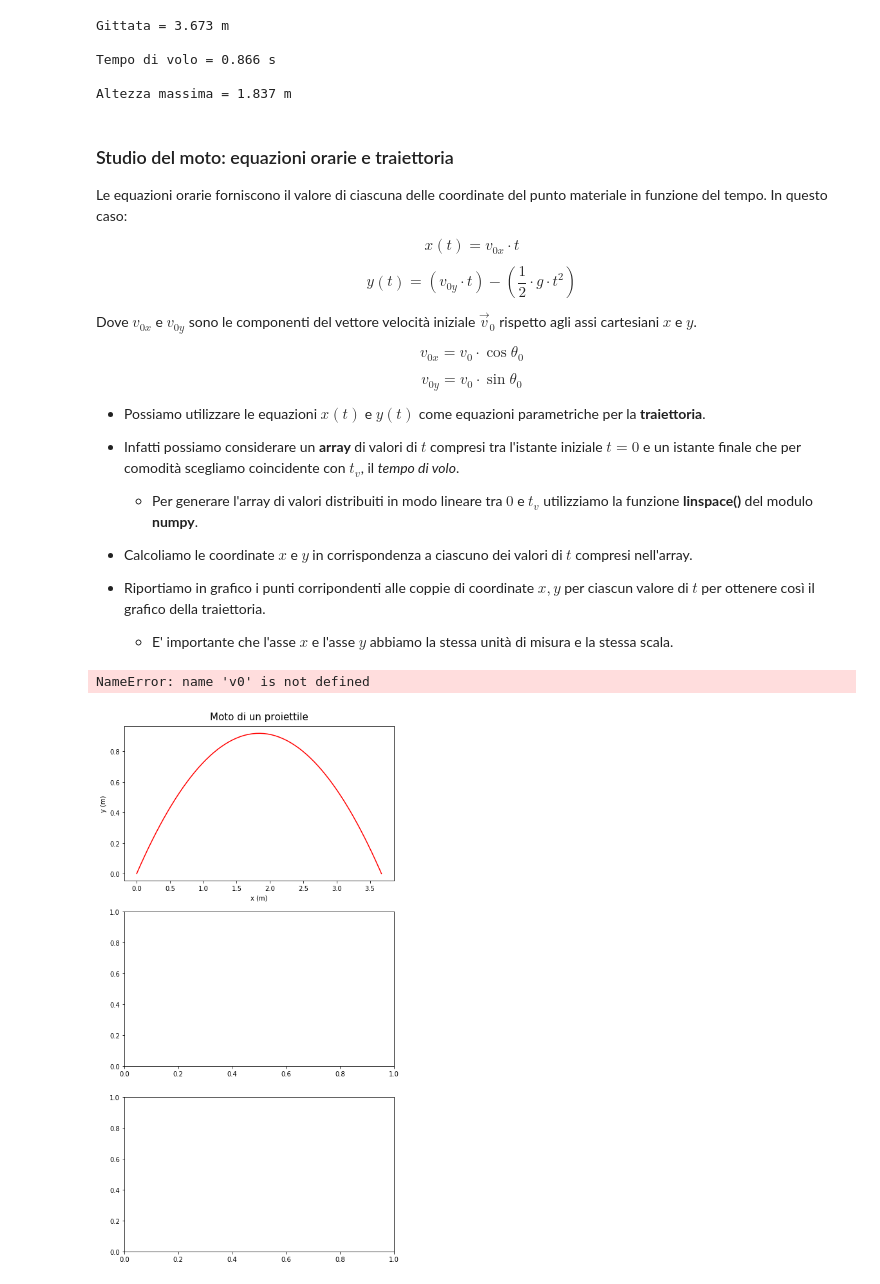
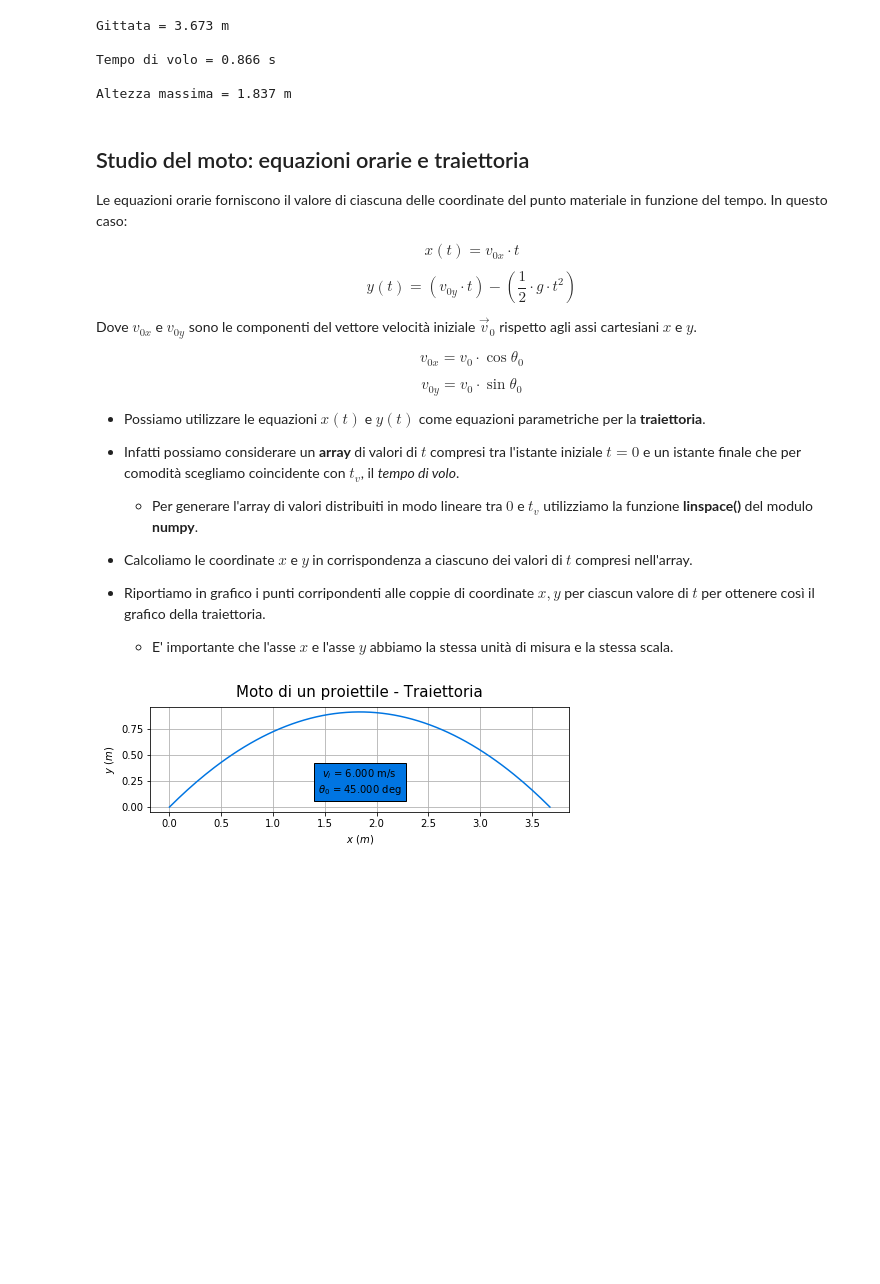
Before and after one commit to Darkaquon/Physics-with-Open-Source-Software, a Jupyter notebook: Notebook/Moto_proiettile.ipynb, the cells around one changed output. Drawn from its saved outputs; the diff is of its cells as text; code cells hidden in the pictures; blank space fills up the shorter version.

```diff
--- a/Notebook/Moto_proiettile.ipynb
+++ b/Notebook/Moto_proiettile.ipynb
@@ -71,7 +67,7 @@ Tempo di volo = 0.866 s
 
 Altezza massima = 1.837 m
 # %% [markdown]
-### Studio del moto: equazioni orarie e traiettoria
+## Studio del moto: equazioni orarie e traiettoria
 
 Le equazioni orarie forniscono il valore di ciascuna delle coordinate del punto materiale in funzione del tempo. In questo caso:
 
@@ -115,38 +111,22 @@ $$ v_{0y} = v_0 \cdot \sin \theta_0 $$
 # %%
 t = np.linspace(0, tv, 128)
 x = vi * np.cos(theta0) * t
 y = vi * np.sin(theta0) * t - 0.5 * g * t ** 2
 
-print()
-# Da controllare.
-# Grafico
-fig, axes = plt.subplots(3, figsize=(7.5, 15))
-# Grafico 1.
-axes[0].set_title('Moto di un proiettile', fontdict={'fontsize': 15}, pad=10)
-axes[0].plot(x, y, color='red')
-axes[0].set_xlabel('x (m)')
-axes[0].set_ylabel('y (m)')
-testo = '\n'.join((r'$v0=%.2fm/s$' % (v0, ), r'$ang=%.2f°$' % (np.degrees(ang), ), r'$R=%.2fm$' % (R, )))
-axes[0].text(0.0725, 0.010, testo, fontdict={'fontsize': 10}, bbox=dict(facecolor='red'))
-axes[0].grid(True)
-#plt.show()
 
 print()
 
-plt.figure(2)
-plt.plot(x, y)
-plt.xlabel("$ x $ (m)")
-plt.ylabel("$ y $ (m)")
-plt.xlim(left = 0)
-plt.ylim(bottom = 0)
-
-plt.gca().set_aspect("equal", adjustable = "box") # This is important.
-
-string = r"$ v_0 $ = {0:0.3f} m/s".format(v0) + "\n" + r"$ \theta_0 $ = {0:0.3f} deg".format(theta0 * 180 / np.pi)
-plt.text(R / 2, 0, string, horizontalalignment = "center", verticalalignment = "bottom")
-plt.title("Projectile motion - Trajectory")
-plt.show()
+# Utilizzato per il grafico.
+plt.figure(1, figsize = (7.5, 15)) # Utilizzato per numerare il grafico e dimensionarlo.
+plt.title("Moto di un proiettile - Traiettoria", fontdict = {"fontsize": 15}, pad = 10) # Utilizzato per il titolo.
+plt.plot(x, y, color = "#0075E2") # Utilizzato per rappresentare x e y e per colorare la curva.
+plt.xlabel("$ x~(m) $") # Utilizzato per la x.
+plt.ylabel("$ y~(m) $") # Utilizzato per la y.
+plt.gca().set_aspect("equal", adjustable = "box") # Utilizzato per avere gli assi con la stessa scala.
+testo = r"$ v_i $ = {0:0.3f} m/s".format(vi) + "\n" + r"$ \theta_0 $ = {0:0.3f} deg".format(theta0 * 180 / np.pi) # Utilizzato per il testo della leggenda.
+plt.text(R / 2, 0.1, testo, horizontalalignment = "center", verticalalignment = "bottom", fontdict = {"fontsize": 10}, bbox = dict(facecolor = "#0075E2")) # Utilizzato per il testo della leggenda.
+plt.grid(True) # Utilizzato per la griglia.
+plt.show() # Utilizzato per mostrare il grafico.
 # %% [output]
-NameError: name 'v0' is not defined
-[figure, old version]
+[figure, new version]
 # %% [markdown]
```
Also changed, not shown: parts of 11 cells of this notebook, 11 other files.
